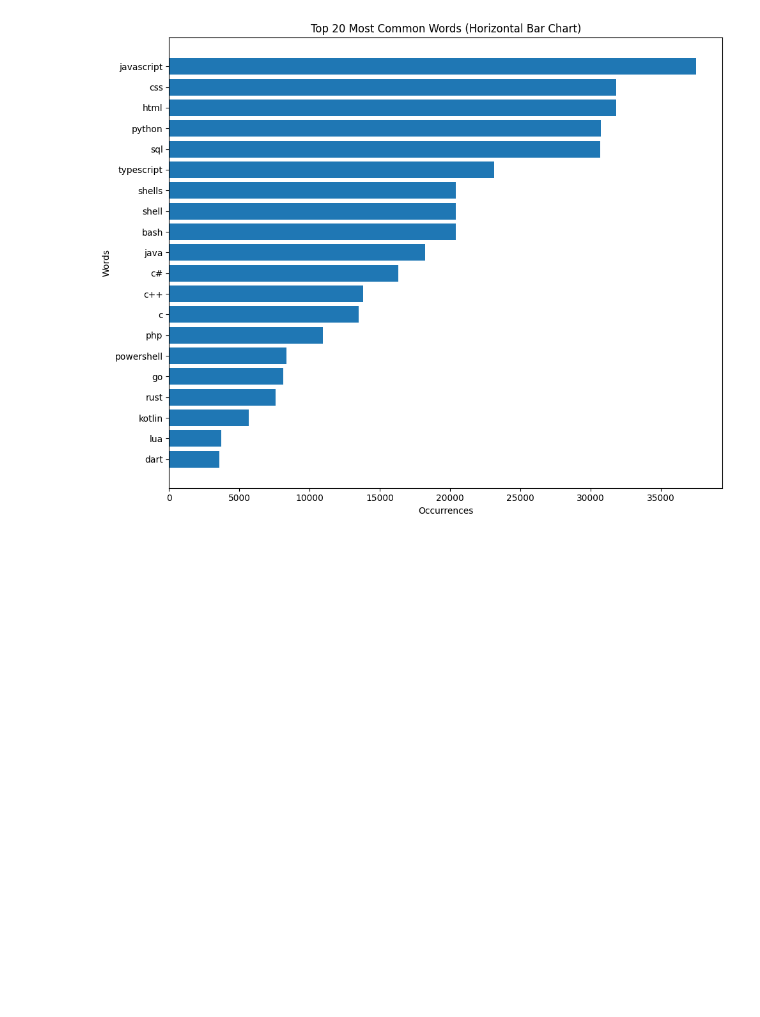
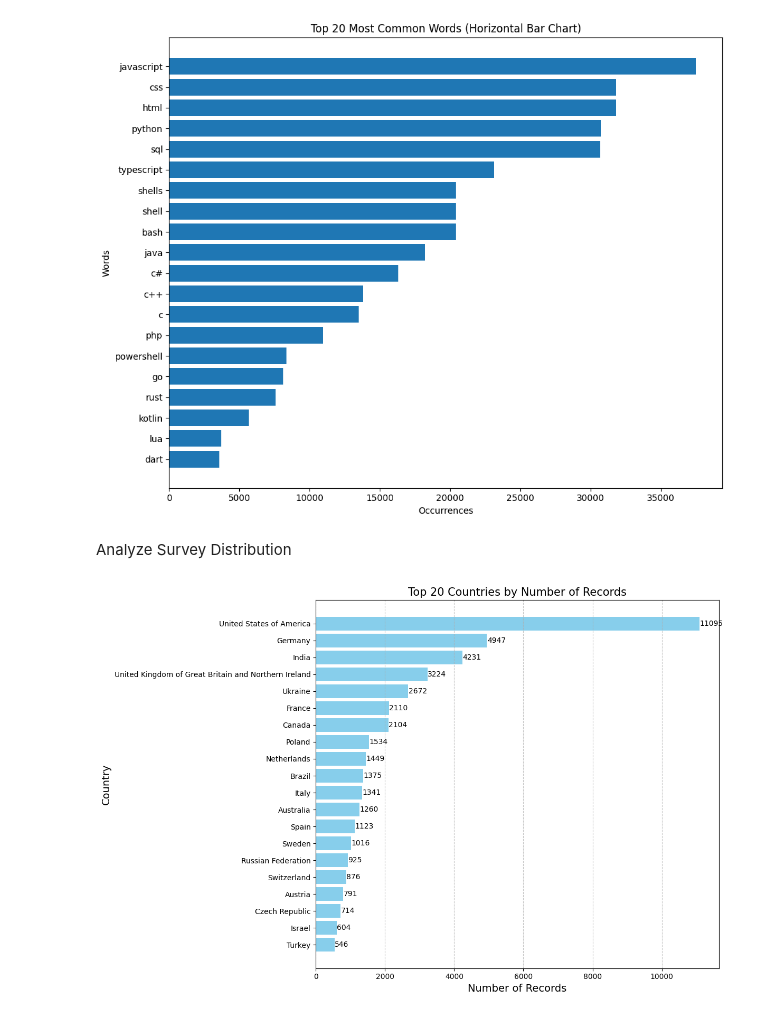
Before and after one commit to thusvang/stack-overflow-2024-survery-analysis, a Jupyter notebook: script.ipynb, the cells around one changed output. Drawn from its saved outputs; the diff is of its cells as text; code cells hidden in the pictures; blank space fills up the shorter version.

```diff
--- a/script.ipynb
+++ b/script.ipynb
@@ -109,3 +109,29 @@ plt.tight_layout()
 plt.show()
 # %% [output]
 [figure]
+# %% [markdown]
+Analyze Survey Distribution
+# %%
+#group by country and count the number of records
+country_counts = df['Country'].value_counts().nlargest(20)
+
+#plot on horizontal bar graph
+plt.figure(figsize=(12, 8))
+bars = plt.barh(country_counts.index, country_counts.values, color='skyblue')
+
+# Add counts next to bars
+for bar in bars:
+    width = bar.get_width()
+    plt.text(width + 5, bar.get_y() + bar.get_height()/2, int(width), va='center', fontsize=10)
+
+# Finalize plot
+plt.title('Top 20 Countries by Number of Records', fontsize=15)
+plt.xlabel('Number of Records', fontsize=14)
+plt.ylabel('Country', fontsize=14)
+plt.gca().invert_yaxis()  # Highest count at top
+plt.grid(axis='x', linestyle='--', alpha=0.7)
+plt.tight_layout()
+
+plt.show()
+# %% [output]
+[figure, added]
```
Also changed, not shown: parts of 5 cells of this notebook.
